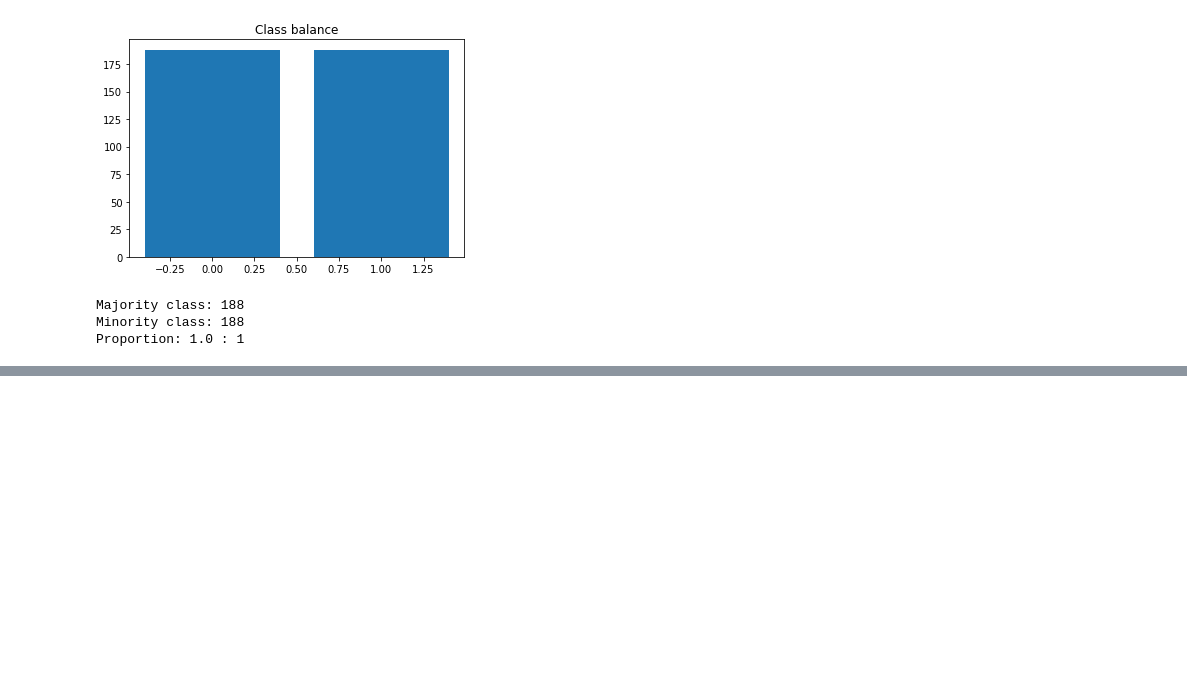
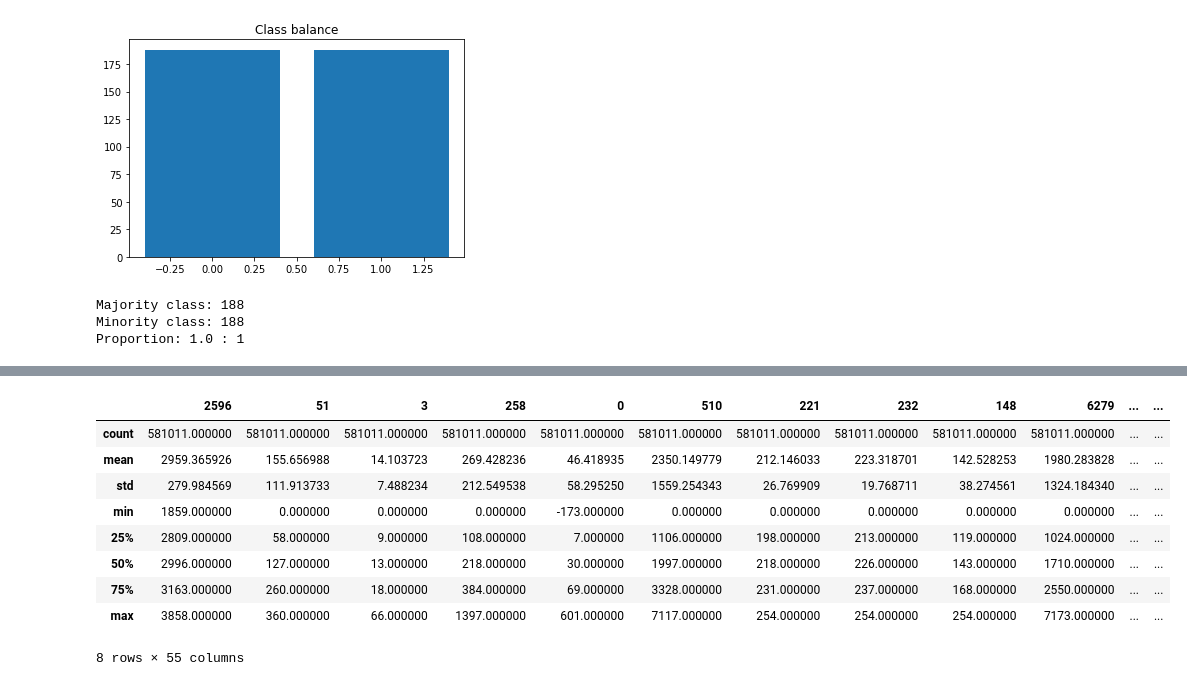
Before and after one commit to jtaca/Data_Science_Labs, a Jupyter notebook: project/2 - Preprocessing.ipynb, the cells around one changed output, grey strips where cells are left out. Drawn from its saved outputs; the diff is of its cells as text; code cells hidden in the pictures; blank space fills up the shorter version.

```diff
--- a/project/2 - Preprocessing.ipynb
+++ b/project/2 - Preprocessing.ipynb
@@ -263,0 +339,27 @@ Proportion: 1.0 : 1
+# %%
+from sklearn.preprocessing import OneHotEncoder
+
+def dummify(df, cols_to_dummify):
+    one_hot_encoder = OneHotEncoder(sparse=False)
+
+    for var in cols_to_dummify:
+        one_hot_encoder.fit(data[var].values.reshape(-1, 1))
+        feature_names = one_hot_encoder.get_feature_names([var])
+        transformed_data = one_hot_encoder.transform(data[var].values.reshape(-1, 1))
+        df = pd.concat((df, pd.DataFrame(transformed_data, columns=feature_names)), 1)
+        df.pop(var)
+    return df
+
+df = dummify(data, cols_sb.columns)
+df.describe(include='all')
+# %% [output]
+|  | 2596 | 51 | 3 | 258 | 0 | 510 | 221 | 232 | 148 | 6279 | ... | ... |
+| count | 581011.000000 | 581011.000000 | 581011.000000 | 581011.000000 | 581011.000000 | 581011.000000 | 581011.000000 | 581011.000000 | 581011.000000 | 581011.000000 | ... | ... |
+| mean | 2959.365926 | 155.656988 | 14.103723 | 269.428236 | 46.418935 | 2350.149779 | 212.146033 | 223.318701 | 142.528253 | 1980.283828 | ... | ... |
+| std | 279.984569 | 111.913733 | 7.488234 | 212.549538 | 58.295250 | 1559.254343 | 26.769909 | 19.768711 | 38.274561 | 1324.184340 | ... | ... |
+| min | 1859.000000 | 0.000000 | 0.000000 | 0.000000 | -173.000000 | 0.000000 | 0.000000 | 0.000000 | 0.000000 | 0.000000 | ... | ... |
+| 25% | 2809.000000 | 58.000000 | 9.000000 | 108.000000 | 7.000000 | 1106.000000 | 198.000000 | 213.000000 | 119.000000 | 1024.000000 | ... | ... |
+| 50% | 2996.000000 | 127.000000 | 13.000000 | 218.000000 | 30.000000 | 1997.000000 | 218.000000 | 226.000000 | 143.000000 | 1710.000000 | ... | ... |
+| 75% | 3163.000000 | 260.000000 | 18.000000 | 384.000000 | 69.000000 | 3328.000000 | 231.000000 | 237.000000 | 168.000000 | 2550.000000 | ... | ... |
+| max | 3858.000000 | 360.000000 | 66.000000 | 1397.000000 | 601.000000 | 7117.000000 | 254.000000 | 254.000000 | 254.000000 | 7173.000000 | ... | ... |
+8 rows × 55 columns
```
Also changed, not shown: parts of 11 cells of this notebook, 1 other file.
